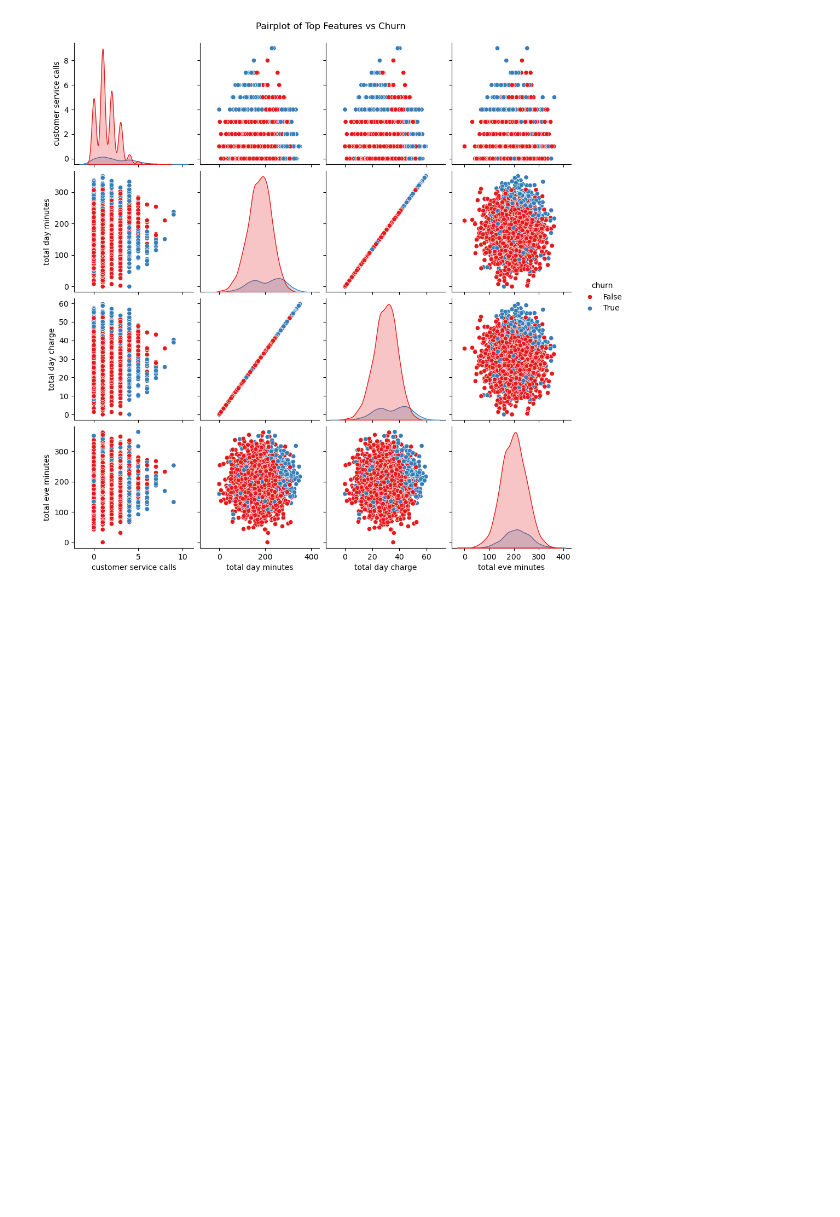
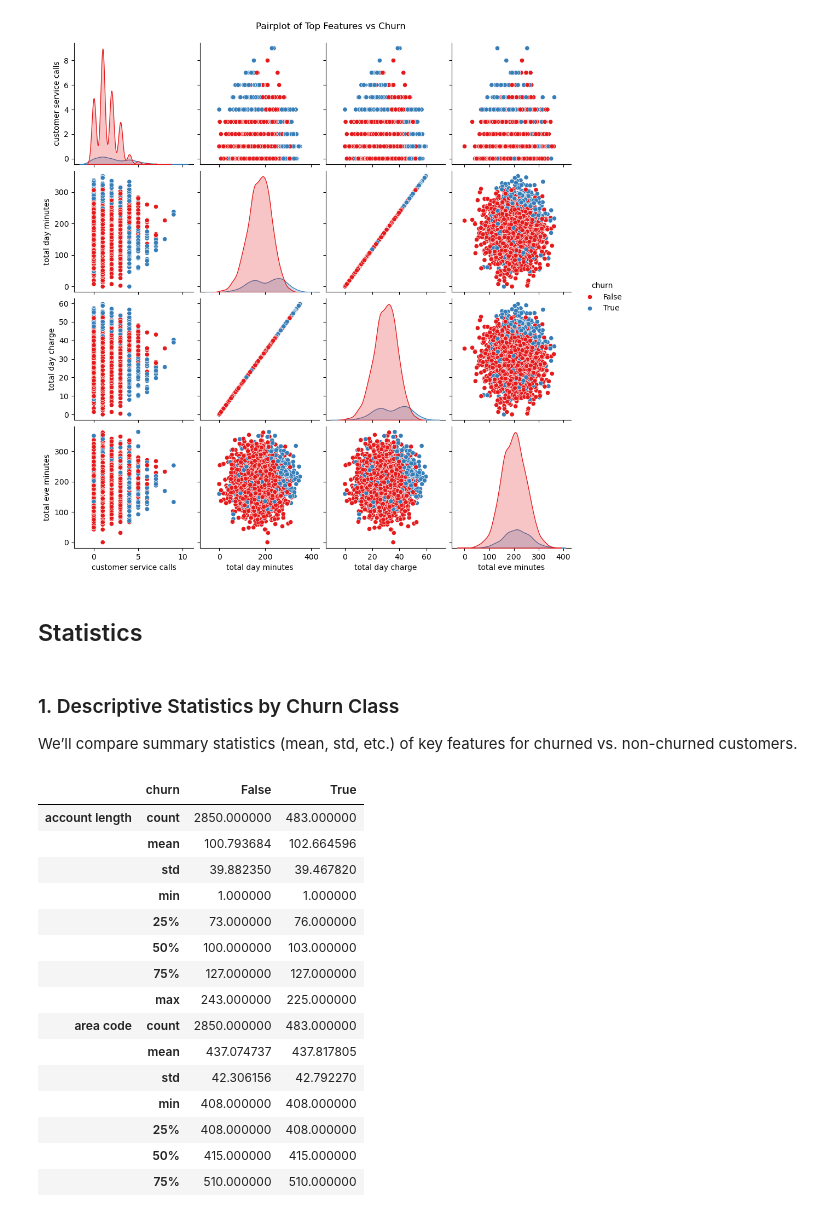
Before and after one commit to Tinah-91/SyriaTel-Customer-Churn-, a Jupyter notebook: notebooks/SyriaTel Customer Churn.ipynb, the cells around one changed output. Cells and saved outputs as stored; diff of their text form; code cells hidden in the pictures; blank space fills up the shorter version.

Commit message:
add descriptive statistics grouped by churn class

```diff
--- a/notebooks/SyriaTel Customer Churn.ipynb
+++ b/notebooks/SyriaTel Customer Churn.ipynb
@@ -450,3 +450,29 @@ plt.suptitle("Pairplot of Top Features vs Churn", y=1.02)
 plt.show()
 # %% [output]
 [figure]
+# %% [markdown]
+## Statistics
+# %% [markdown]
+### 1. Descriptive Statistics by Churn Class
+We’ll compare summary statistics (mean, std, etc.) of key features for churned vs. non-churned customers.
+# %%
+# Compare means of numeric features grouped by churn
+churn_stats = df.groupby('churn').describe().T
+churn_stats.head(15)  # show first few rows
+# %% [output]
+|  | churn | False | True |
+| account length | count | 2850.000000 | 483.000000 |
+|  | mean | 100.793684 | 102.664596 |
+|  | std | 39.882350 | 39.467820 |
+|  | min | 1.000000 | 1.000000 |
+|  | 25% | 73.000000 | 76.000000 |
+|  | 50% | 100.000000 | 103.000000 |
+|  | 75% | 127.000000 | 127.000000 |
+|  | max | 243.000000 | 225.000000 |
+| area code | count | 2850.000000 | 483.000000 |
+|  | mean | 437.074737 | 437.817805 |
+|  | std | 42.306156 | 42.792270 |
+|  | min | 408.000000 | 408.000000 |
+|  | 25% | 408.000000 | 408.000000 |
+|  | 50% | 415.000000 | 415.000000 |
+|  | 75% | 510.000000 | 510.000000 |
```
